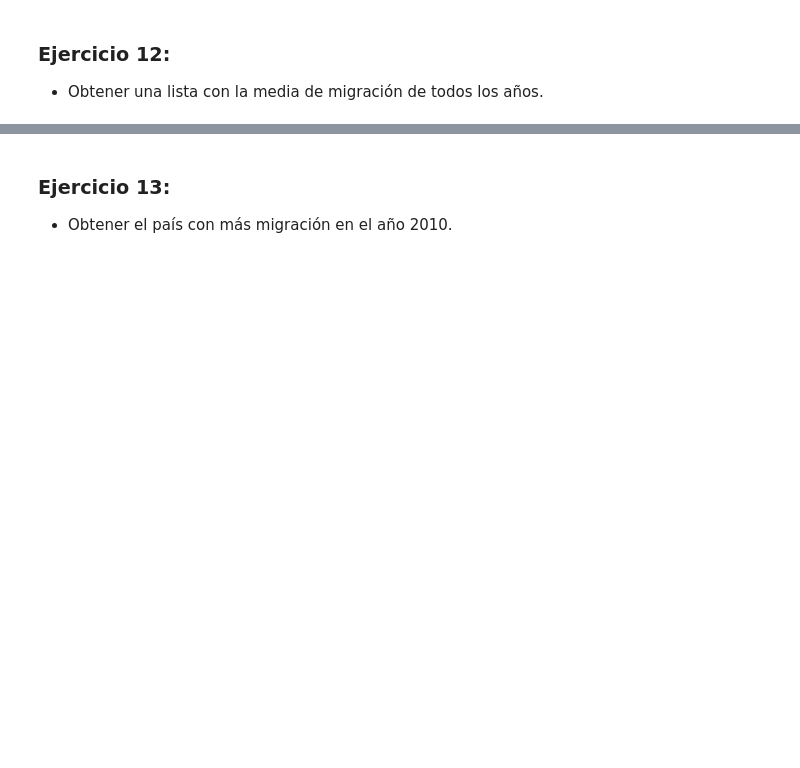
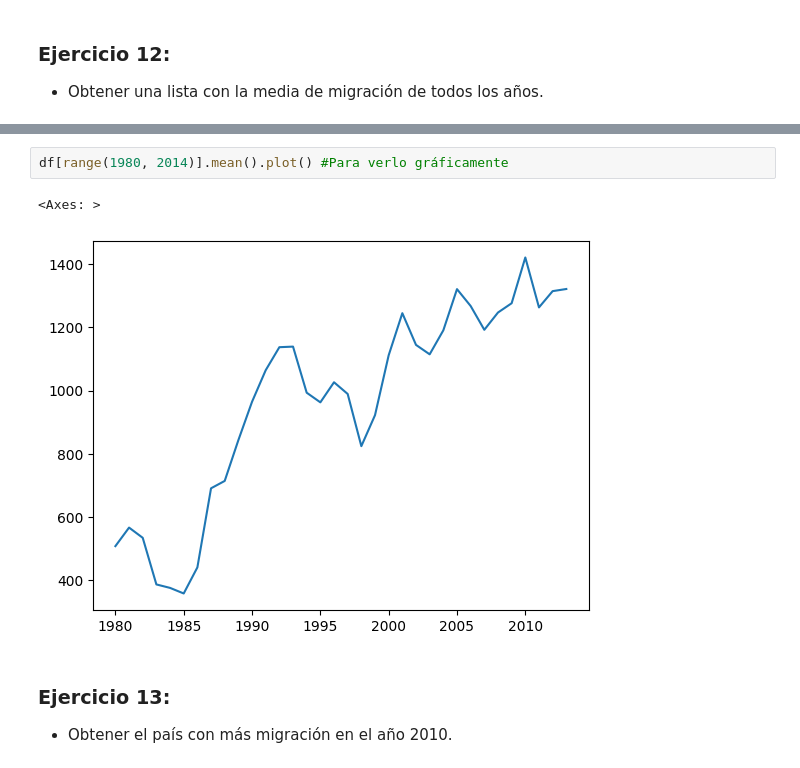
Before and after one commit to CarmenBarrancoGarcia/Carmen_cienciadatos, a Jupyter notebook: Módulo3_Ciencia_Datos/03.pandas_1_ejercicios.ipynb, the cells around one changed output, grey strips where cells are left out. Saved outputs shown, nothing was run; the diff lists cells and outputs as text; blank space fills up the shorter version.

```diff
--- a/Módulo3_Ciencia_Datos/03.pandas_1_ejercicios.ipynb
+++ b/Módulo3_Ciencia_Datos/03.pandas_1_ejercicios.ipynb
@@ -161,3 +231,8 @@ dtype: int64
+# %%
+df[range(1980, 2014)].mean().plot() #Para verlo gráficamente
+# %% [output]
+<Axes: >
+[figure, added]
 # %% [markdown]
 ### Ejercicio 13:
 - Obtener el país con más migración en el año 2010.
```
Also changed, not shown: parts of 55 cells of this notebook, 14 other files.
